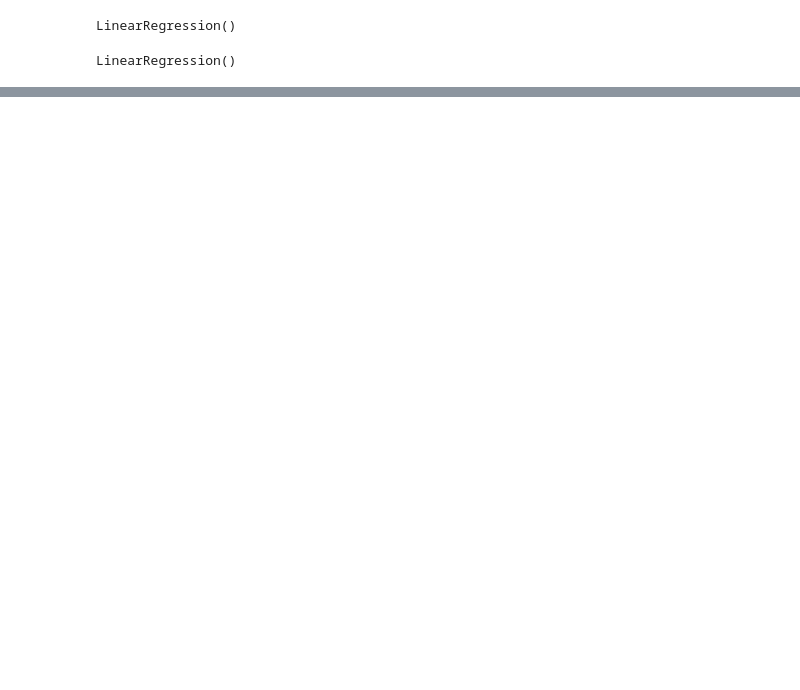
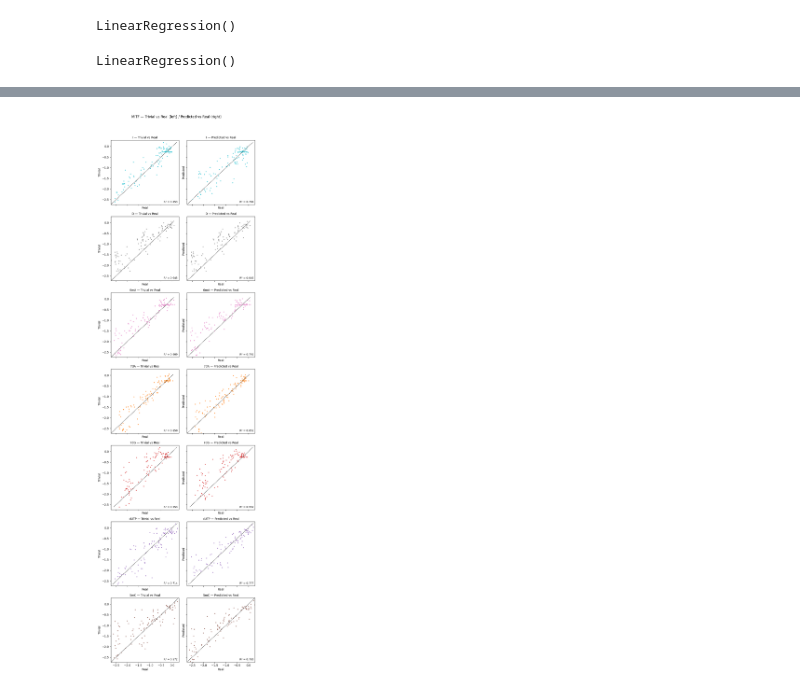
Before and after one commit to rubensolozabal/TFBind, a Jupyter notebook: notebooks/02_linear_zeroshot_predict_modifications.ipynb, the cells around one changed output, grey strips where cells are left out. Saved outputs shown, nothing was run; the diff lists cells and outputs as text; code cells hidden in the pictures; blank space fills up the shorter version.

```diff
--- a/notebooks/02_linear_zeroshot_predict_modifications.ipynb
+++ b/notebooks/02_linear_zeroshot_predict_modifications.ipynb
@@ -215,0 +297,68 @@ cats_present
+# %%
+# Create figure with 2 columns: (1) trivial vs real, (2) predicted vs real
+n_plots = len(mods)
+rows = n_plots
+cols = 2
+
+fig2, axes2 = plt.subplots(rows, cols, figsize=(8, 4 * n_plots), sharex=True, sharey=True)
+
+# Handle single-row case
+if n_plots == 1:
+    axes2 = np.array([axes2])
+
+for i, cat in enumerate(mods):
+    g = df_mods[df_mods["Category"] == cat]
+
+    # Determine limits
+    ymin = min(g["ln(I)"].min(), g["y_trivial"].min(), g["y_pred"].min())
+    ymax = max(g["ln(I)"].max(), g["y_trivial"].max(), g["y_pred"].max())
+
+    # Left plot: trivial vs real
+    ax1 = axes2[i, 0]
+    ax1.scatter(g["ln(I)"], g["y_trivial"], s=18, alpha=0.8, marker='.', c=COLOR_MODS.get(cat))
+    ax1.plot([ymin, ymax], [ymin, ymax], 'k--', linewidth=1)
+    ax1.set_title(f"{cat} — Trivial vs Real", fontsize=10)
+    ax1.set_xlabel("Real")
+    ax1.set_ylabel("Trivial")
+    ax1.set_xlim(ymin, ymax)
+    ax1.set_ylim(ymin, ymax)
+    # R² annotation (bottom-right)
+    try:
+        r2_triv = r2_score(g["ln(I)"], g["y_trivial"]) if len(g) >= 2 else float("nan")
+    except Exception:
+        r2_triv = float("nan")
+    ax1.text(
+        0.98, 0.02,
+        f"R² = {r2_triv:.3f}" if r2_triv == r2_triv else "R² = N/A",
+        transform=ax1.transAxes, ha="right", va="bottom",
+        bbox=dict(boxstyle="round,pad=0.2", fc="white", ec="none", alpha=0.7),
+        fontsize=9
+    )
+
+    # Right plot: predicted vs real
+    ax2 = axes2[i, 1]
+    ax2.scatter(g["ln(I)"], g["y_pred"], s=18, alpha=0.8, marker='.', c=COLOR_MODS.get(cat))
+    ax2.plot([ymin, ymax], [ymin, ymax], 'k--', linewidth=1)
+    ax2.set_title(f"{cat} — Predicted vs Real", fontsize=10)
+    ax2.set_xlabel("Real")
+    ax2.set_ylabel("Predicted")
+    ax2.set_xlim(ymin, ymax)
+    ax2.set_ylim(ymin, ymax)
+    # R² annotation (bottom-right)
+    try:
+        r2_pred = r2_score(g["ln(I)"], g["y_pred"]) if len(g) >= 2 else float("nan")
+    except Exception:
+        r2_pred = float("nan")
+    ax2.text(
+        0.98, 0.02,
+        f"R² = {r2_pred:.3f}" if r2_pred == r2_pred else "R² = N/A",
+        transform=ax2.transAxes, ha="right", va="bottom",
+        bbox=dict(boxstyle="round,pad=0.2", fc="white", ec="none", alpha=0.7),
+        fontsize=9
+    )
+
+fig2.suptitle(f"{TF} — Trivial vs Real (left) / Predicted vs Real (right)", fontsize=12)
+plt.tight_layout(rect=[0, 0, 1, 0.96])
+plt.show()
+# %% [output]
+[figure, added]
```
Also changed, not shown: parts of 15 cells of this notebook, 8 other files.
